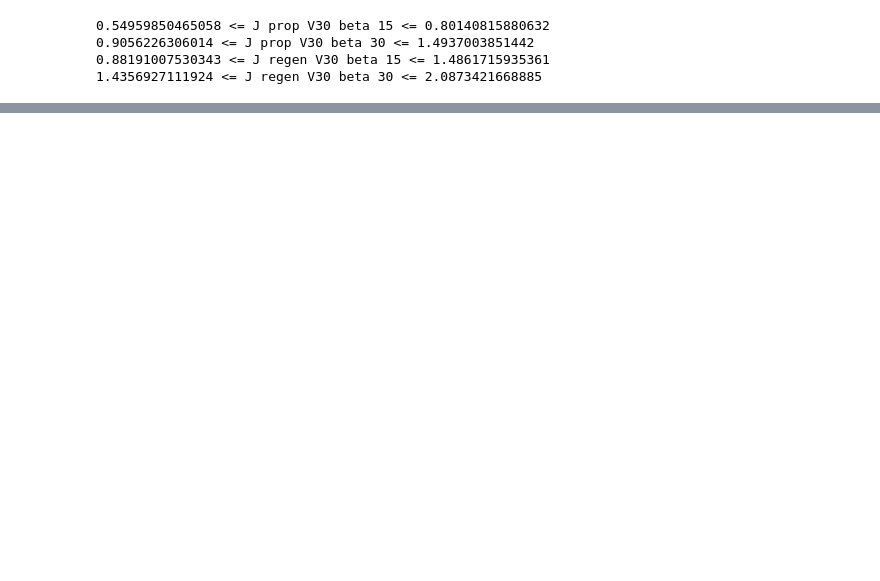
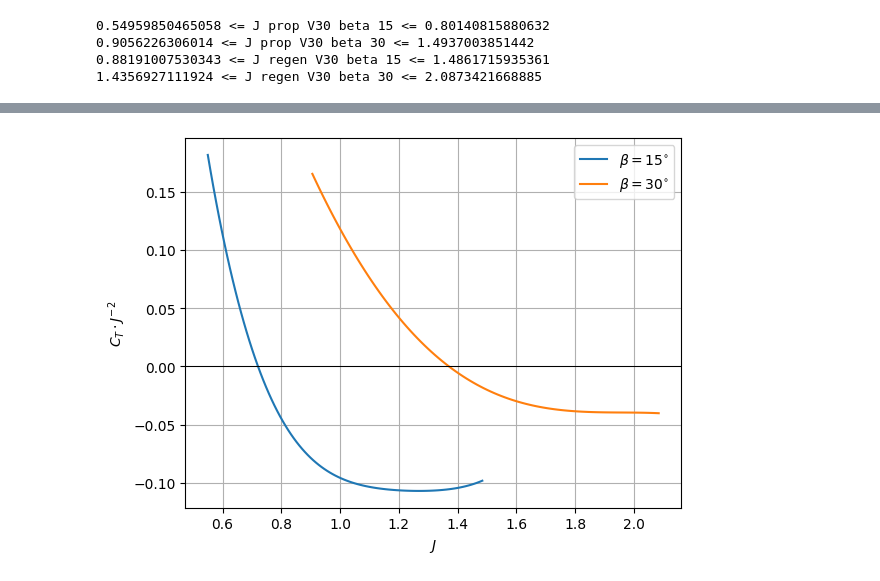
Before and after one commit to jaspermatthe/AE2224-I, a Jupyter notebook: Version 2/J as x.ipynb, the cells around one changed output, grey strips where cells are left out. Saved outputs shown, nothing was run; the diff lists cells and outputs as text; code cells hidden in the pictures; blank space fills up the shorter version.

```diff
--- a/Version 2/J as x.ipynb
+++ b/Version 2/J as x.ipynb
@@ -371,0 +234,47 @@ axs[1, 1].legend(loc='center left', bbox_to_anchor=(1, 0.5))
+# %%
+plt.figure()
+i = 0
+alpha_label = str(alpha_arrays_prop_V30_beta15[i][:, alpha_index][0])
+
+# for beta 15
+advance_ratio_prop = alpha_arrays_prop_V30_beta15[i][:, J_index]
+advance_ratio_regen = alpha_arrays_regen_V30_beta15[i][:, J_index]
+all_advance_ratio = np.append(advance_ratio_prop,advance_ratio_regen)
+
+C_T_J2_prop = alpha_arrays_prop_V30_beta15[i][:, -4]/advance_ratio_prop**2
+C_T_J2_regen = alpha_arrays_regen_V30_beta15[i][:, -4]/advance_ratio_regen**2
+all_C_T_J2 = np.append(C_T_J2_prop,C_T_J2_regen)
+
+coeffs = np.polyfit(all_advance_ratio, all_C_T_J2, 4)
+curve = np.poly1d(coeffs)
+x_new = np.linspace(all_advance_ratio.min(), all_advance_ratio.max(), 100)
+plt.plot(x_new, curve(x_new), label=r'$\beta= 15^{\circ}$')
+
+# plt.scatter(all_advance_ratio, all_C_T_J2, label=r'$\alpha$ =' + alpha_label)
+
+# for beta 30
+advance_ratio_prop = alpha_arrays_prop_V30_beta30[i][:, J_index]
+advance_ratio_regen = alpha_arrays_regen_V30_beta30[i][:, J_index]
+all_advance_ratio = np.append(advance_ratio_prop,advance_ratio_regen)
+
+C_T_J2_prop = alpha_arrays_prop_V30_beta30[i][:, -4]/advance_ratio_prop**2
+C_T_J2_regen = alpha_arrays_regen_V30_beta30[i][:, -4]/advance_ratio_regen**2
+all_C_T_J2 = np.append(C_T_J2_prop,C_T_J2_regen)
+
+coeffs = np.polyfit(all_advance_ratio, all_C_T_J2, 4)
+curve = np.poly1d(coeffs)
+x_new = np.linspace(all_advance_ratio.min(), all_advance_ratio.max(), 100)
+plt.plot(x_new, curve(x_new), label=r'$\beta= 30^{\circ}$')
+
+# plt.scatter(all_advance_ratio, all_C_T_J2, label=r'$\alpha$ =' + alpha_label)
+
+
+plt.xlabel(r'$J$')
+plt.ylabel(r'${C_T} \cdot J^{-2}$')
+# axs[0, 0].set_ylim([-1.3, 0.4])
+plt.legend()
+plt.grid()
+plt.axhline(0, color='black', linewidth=0.75)
+plt.savefig('plots/CtJ2_propregen_V30_beta1530.png')
+# %% [output]
+[figure, added]
```
Also changed, not shown: parts of 8 cells of this notebook, 33 other files.
